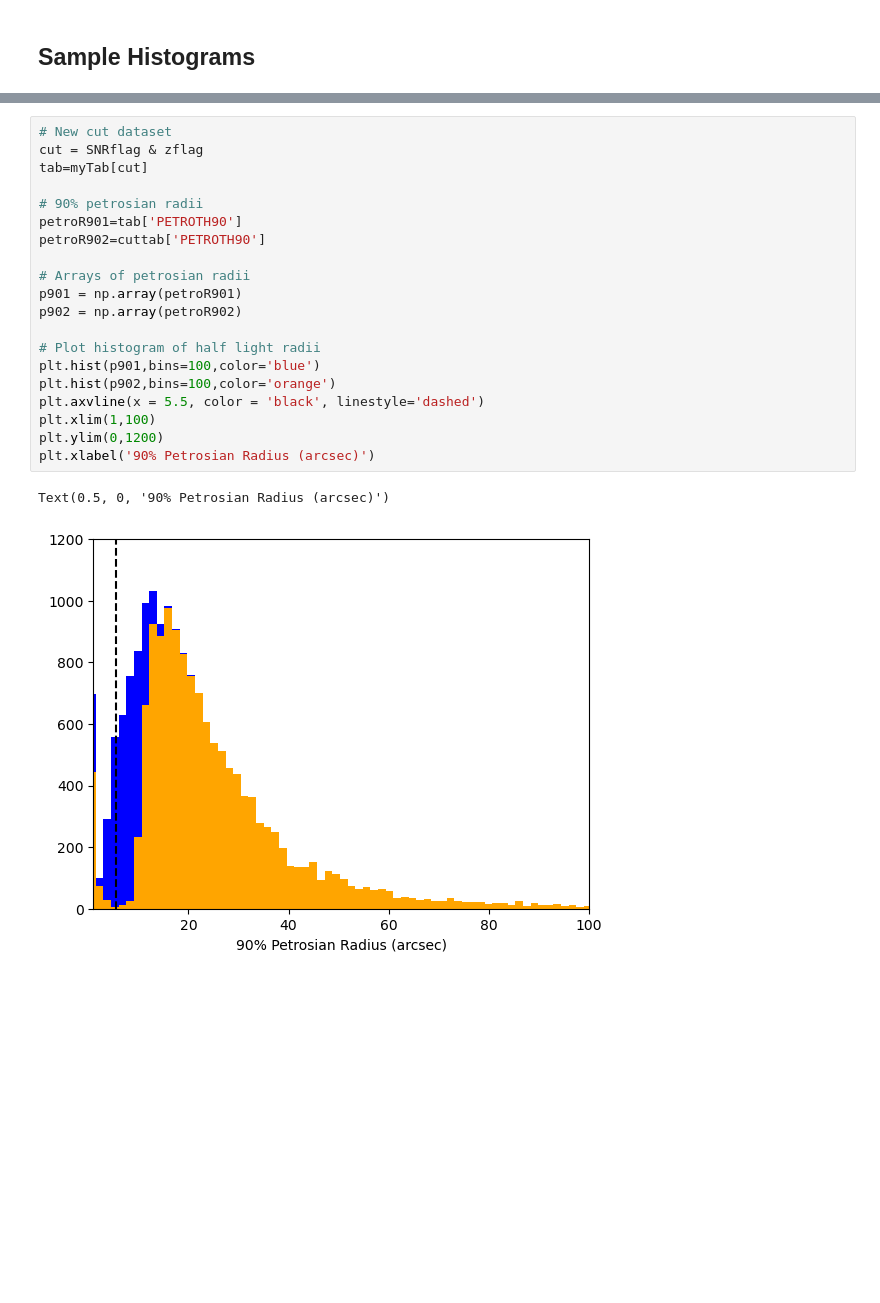
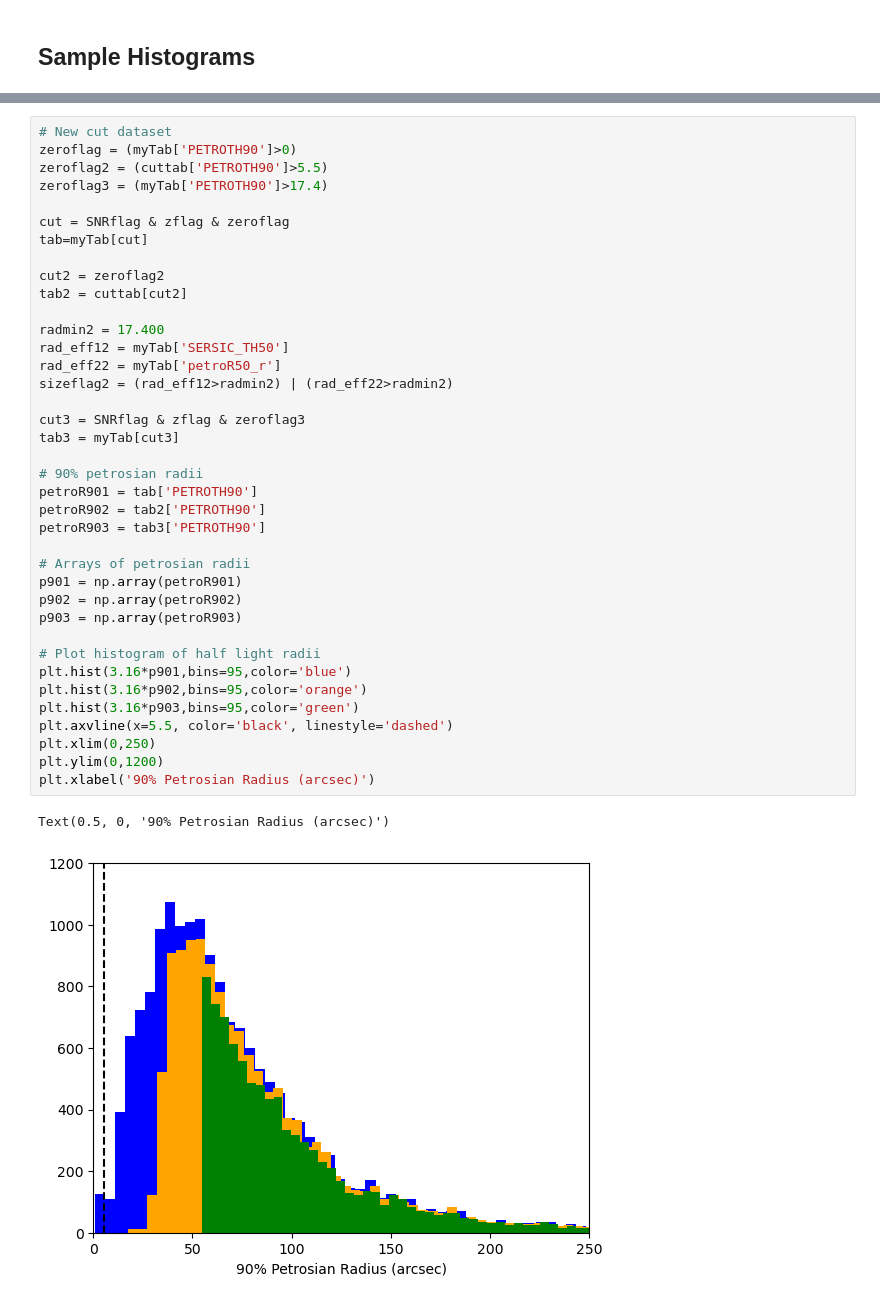
Before and after one commit to EvanBarkus/WISESize_Project, a Jupyter notebook: Master_Notebook.ipynb, the cells around one changed output, grey strips where cells are left out. Cells and saved outputs as stored; diff of their text form; blank space fills up the shorter version.

```diff
--- a/Master_Notebook.ipynb
+++ b/Master_Notebook.ipynb
@@ -144,23 +150,41 @@ Text(0.5, 0, 'r-band Half-Light Radius (arcsec)')
 # %%
 # New cut dataset
-cut = SNRflag & zflag
+zeroflag = (myTab['PETROTH90']>0)
+zeroflag2 = (cuttab['PETROTH90']>5.5)
+zeroflag3 = (myTab['PETROTH90']>17.4)
+
+cut = SNRflag & zflag & zeroflag
 tab=myTab[cut]
 
+cut2 = zeroflag2
+tab2 = cuttab[cut2]
+
+radmin2 = 17.400
+rad_eff12 = myTab['SERSIC_TH50']
+rad_eff22 = myTab['petroR50_r']
+sizeflag2 = (rad_eff12>radmin2) | (rad_eff22>radmin2)
+
+cut3 = SNRflag & zflag & zeroflag3
+tab3 = myTab[cut3]
+
 # 90% petrosian radii
-petroR901=tab['PETROTH90']
-petroR902=cuttab['PETROTH90']
+petroR901 = tab['PETROTH90']
+petroR902 = tab2['PETROTH90']
+petroR903 = tab3['PETROTH90']
 
 # Arrays of petrosian radii
 p901 = np.array(petroR901)
 p902 = np.array(petroR902)
+p903 = np.array(petroR903)
 
 # Plot histogram of half light radii
-plt.hist(p901,bins=100,color='blue')
-plt.hist(p902,bins=100,color='orange')
-plt.axvline(x = 5.5, color = 'black', linestyle='dashed')
-plt.xlim(1,100)
+plt.hist(3.16*p901,bins=95,color='blue')
+plt.hist(3.16*p902,bins=95,color='orange')
+plt.hist(3.16*p903,bins=95,color='green')
+plt.axvline(x=5.5, color='black', linestyle='dashed')
+plt.xlim(0,250)
 plt.ylim(0,1200)
 plt.xlabel('90% Petrosian Radius (arcsec)')
 # %% [output]
 Text(0.5, 0, '90% Petrosian Radius (arcsec)')
-[figure, old version]
+[figure, new version]
```
Also changed, not shown: parts of 21 cells of this notebook.
